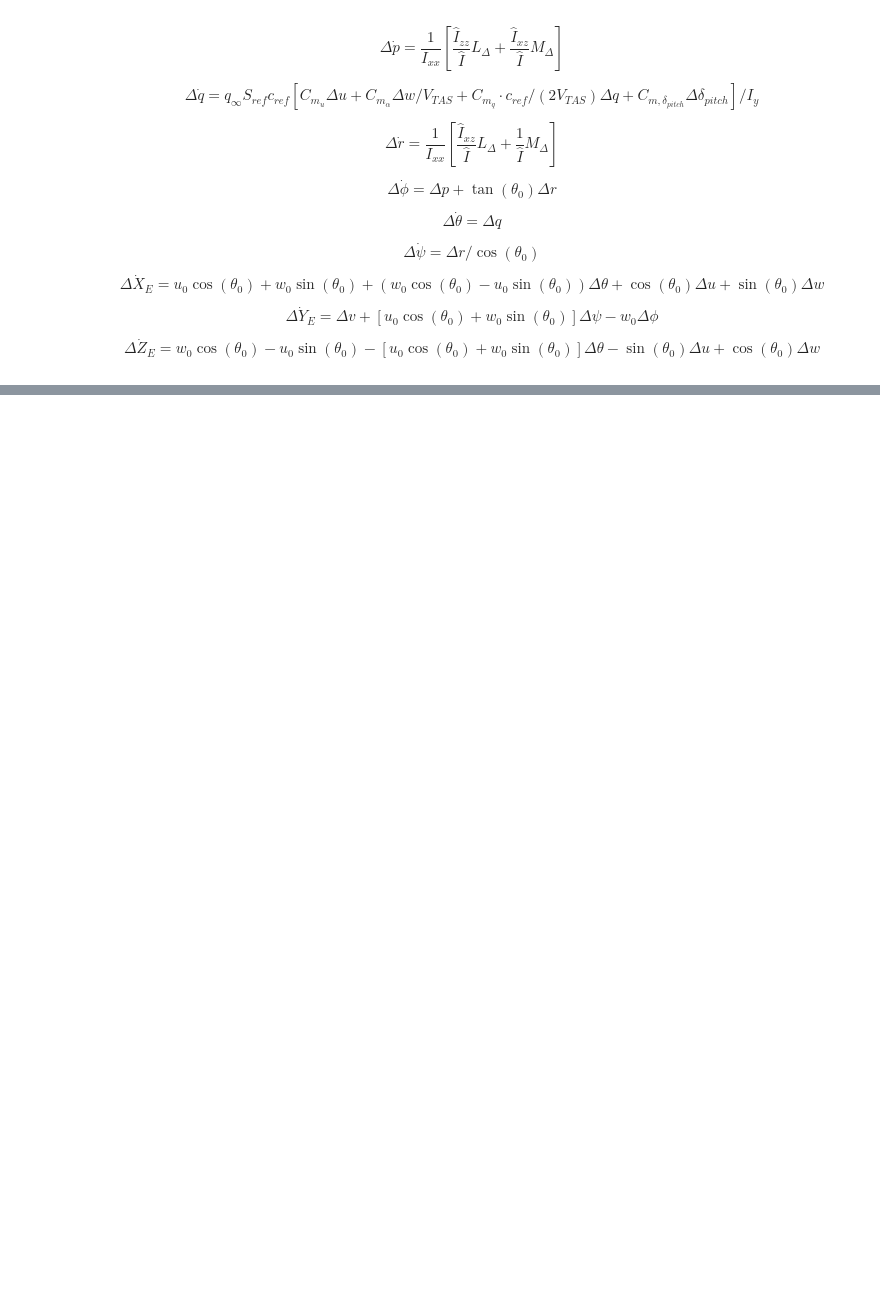
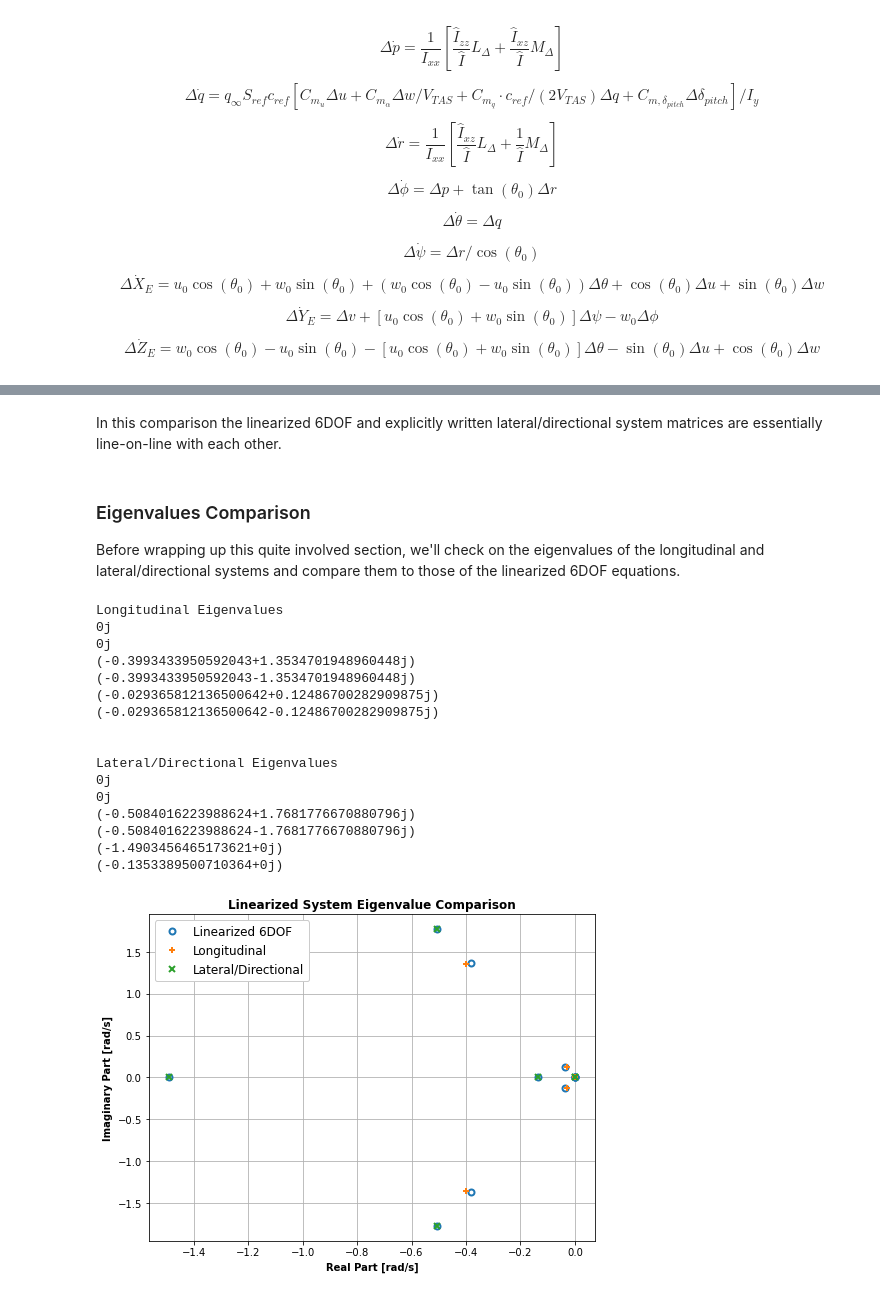
Before and after one commit to jdschoneman/flight-system-dynamics, a Jupyter notebook: notebooks/rigid_flight_dynamics/Linearized Flight Dynamics.ipynb, the cells around one changed output, grey strips where cells are left out. Drawn from its saved outputs; the diff is of its cells as text; code cells hidden in the pictures; blank space fills up the shorter version.

```diff
--- a/notebooks/rigid_flight_dynamics/Linearized Flight Dynamics.ipynb
+++ b/notebooks/rigid_flight_dynamics/Linearized Flight Dynamics.ipynb
@@ -1792,0 +1738,53 @@ Text(0.5, 0.98, '6DOF/Linearized 6DOF/Linear Longitudinal Rudder Rap Comparison'
+# %% [markdown]
+In this comparison the linearized 6DOF and explicitly written lateral/directional system matrices are essentially line-on-line with each other.
+# %% [markdown]
+### Eigenvalues Comparison
+
+Before wrapping up this quite involved section, we'll check on the eigenvalues of the longitudinal and lateral/directional systems and compare them to those of the linearized 6DOF equations.
+# %%
+eigvals_all = np.linalg.eigvals(linsys.A)
+eigvals_long = np.linalg.eigvals(linsys_long.A)
+eigvals_lat = np.linalg.eigvals(linsys_lat.A)
+
+fig, ax = plt.subplots(1, 1, figsize = (8, 6))
+
+ax.plot(np.real(eigvals_all), np.imag(eigvals_all), 'o', markerfacecolor = 'None',
+       label = 'Linearized 6DOF', markeredgewidth = 2.)
+ax.plot(np.real(eigvals_long), np.imag(eigvals_long), '+', label = 'Longitudinal',
+        markeredgewidth = 2.)
+ax.plot(np.real(eigvals_lat), np.imag(eigvals_lat), 'x', label = 'Lateral/Directional',
+        markeredgewidth = 2.)
+ax.grid()
+
+ax.set_xlabel('Real Part [rad/s]', fontweight = 'bold')
+ax.set_ylabel('Imaginary Part [rad/s]', fontweight = 'bold')
+ax.set_title('Linearized System Eigenvalue Comparison', fontweight = 'bold')
+ax.legend(loc = 'upper left', framealpha = 1., fontsize = 12)
+
+print('Longitudinal Eigenvalues')
+for eigval in eigvals_long:
+    print(eigval)
+
+print('\n')
+
+print('Lateral/Directional Eigenvalues')
+for eigval in eigvals_lat:
+    print(eigval)
+# %% [output]
+Longitudinal Eigenvalues
+0j
+0j
+(-0.3993433950592043+1.3534701948960448j)
+(-0.3993433950592043-1.3534701948960448j)
+(-0.029365812136500642+0.12486700282909875j)
+(-0.029365812136500642-0.12486700282909875j)
+
+
+Lateral/Directional Eigenvalues
+0j
+0j
+(-0.5084016223988624+1.7681776670880796j)
+(-0.5084016223988624-1.7681776670880796j)
+(-1.4903456465173621+0j)
+(-0.1353389500710364+0j)
+[figure, added]
```
Also changed, not shown: parts of 8 cells of this notebook.
